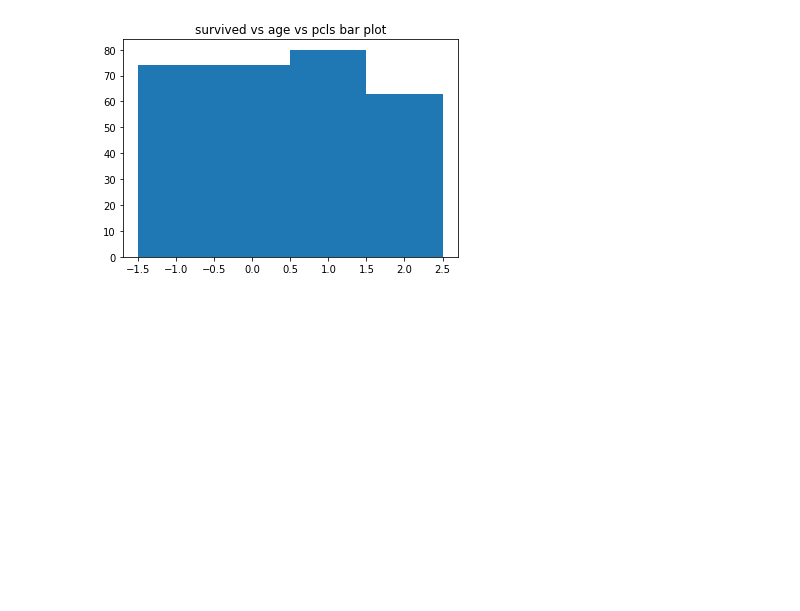
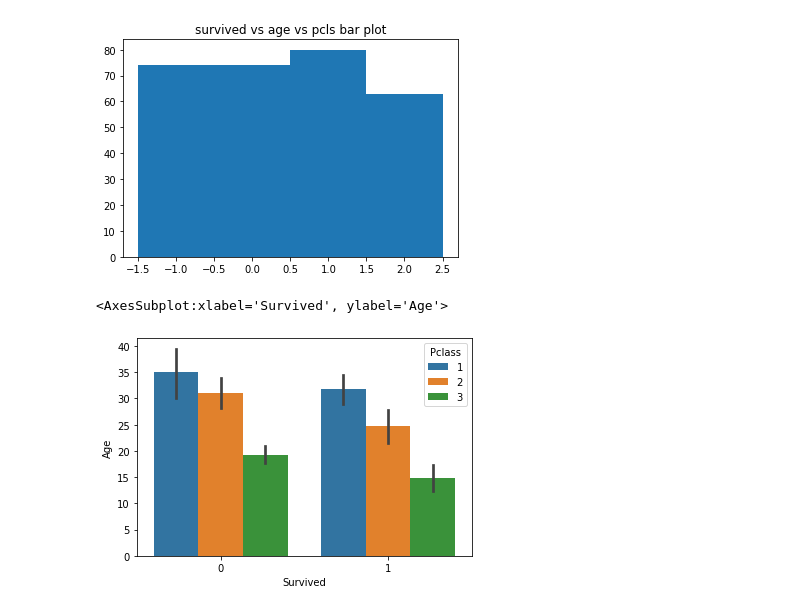
Before and after one commit to kallu29/EDA-ON-TITANIC-DATA-SET, a Jupyter notebook: first project.ipynb, the cells around one changed output. Cells and saved outputs as stored; diff of their text form; code cells hidden in the pictures; blank space fills up the shorter version.

```diff
--- a/first project.ipynb
+++ b/first project.ipynb
@@ -306,3 +311,8 @@ plt.title("survived vs age vs pcls bar plot")
 plt.show()
 # %% [output]
 [figure]
+# %%
+sns.barplot(data["Survived"],data["Age"],data["Pclass"])
+# %% [output]
+<AxesSubplot:xlabel='Survived', ylabel='Age'>
+[figure, added]
```
Also changed, not shown: parts of 1 cell of this notebook.
